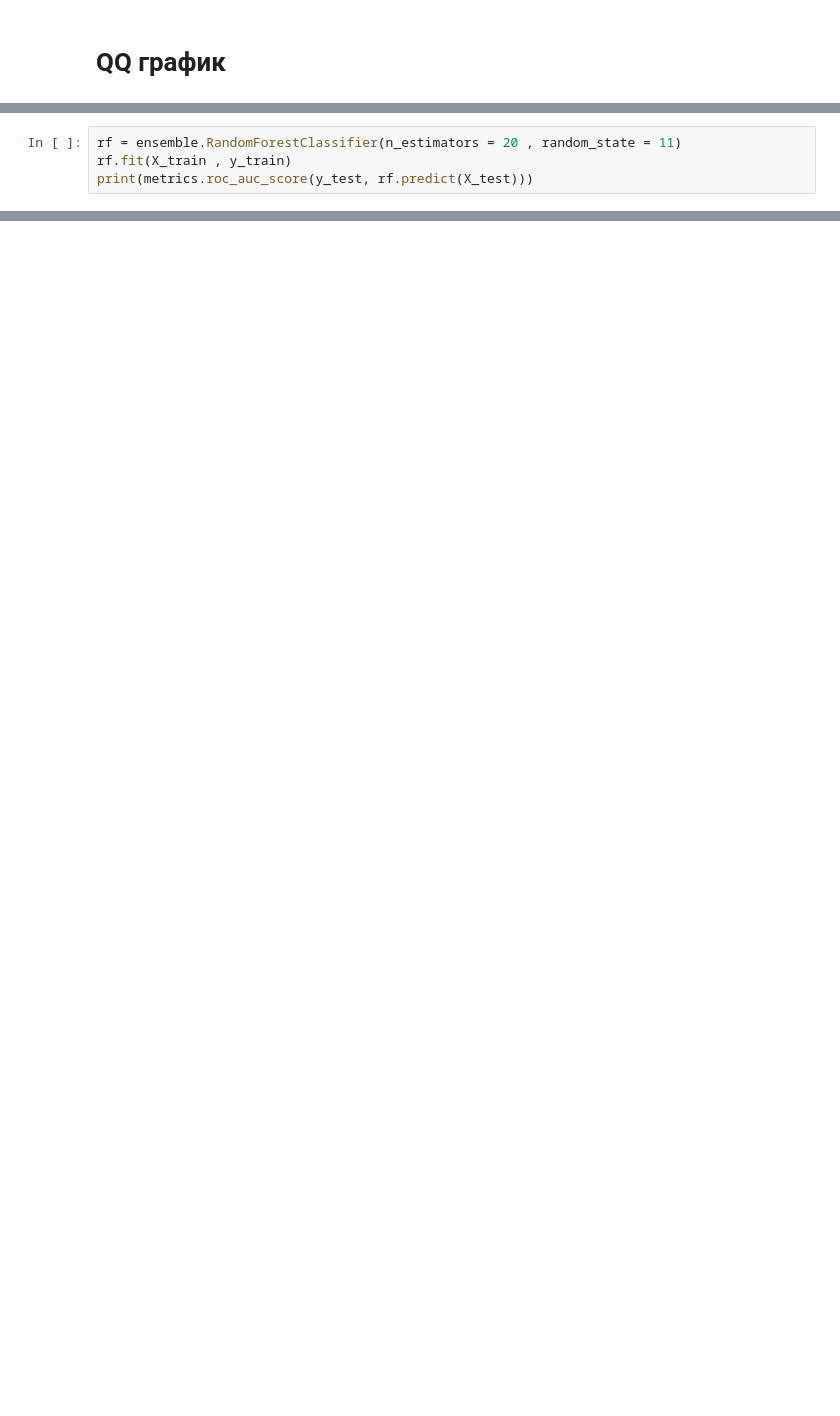
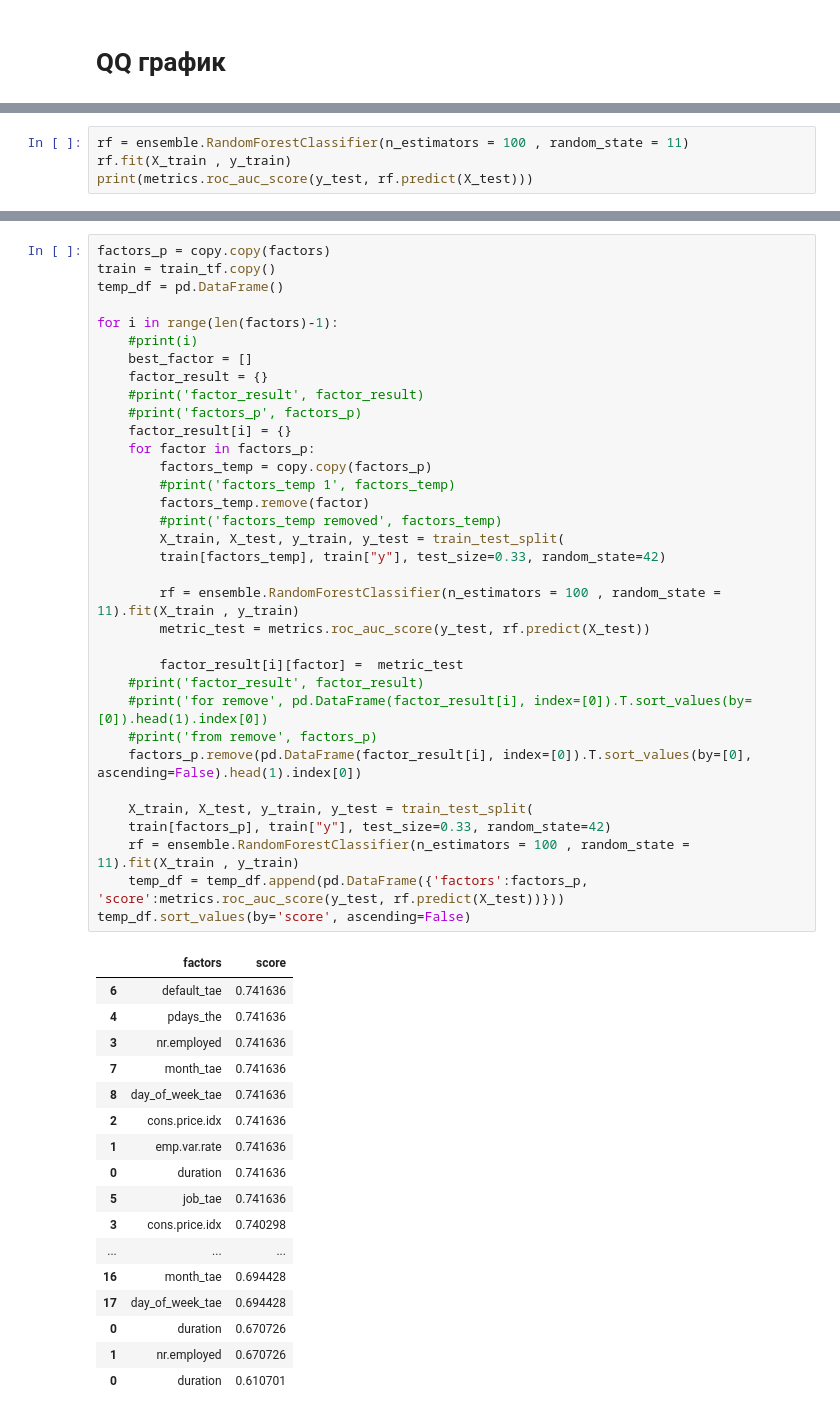
Before and after one commit to Hitriihoma/Machine-learning-course-task, a Jupyter notebook: Project/Машинное обучение курсы 2020 проект.ipynb, the cells around one changed output, grey strips where cells are left out. Drawn from its saved outputs; the diff is of its cells as text; blank space fills up the shorter version.

```diff
--- a/Project/Машинное обучение курсы 2020 проект.ipynb
+++ b/Project/Машинное обучение курсы 2020 проект.ipynb
@@ -497,5 +506,5 @@ X_train, X_test, y_train, y_test = train_test_split(
 # %%
-rf = ensemble.RandomForestClassifier(n_estimators = 20 , random_state = 11)
+rf = ensemble.RandomForestClassifier(n_estimators = 100 , random_state = 11)
 rf.fit(X_train , y_train)
 print(metrics.roc_auc_score(y_test, rf.predict(X_test)))
 # %% [output]
@@ -517,0 +512,52 @@ factors
+# %%
+factors_p = copy.copy(factors)
+train = train_tf.copy()
+temp_df = pd.DataFrame()
+
+for i in range(len(factors)-1):
+    #print(i)
+    best_factor = []
+    factor_result = {}
+    #print('factor_result', factor_result)
+    #print('factors_p', factors_p)
+    factor_result[i] = {}
+    for factor in factors_p:
+        factors_temp = copy.copy(factors_p)
+        #print('factors_temp 1', factors_temp)
+        factors_temp.remove(factor)
+        #print('factors_temp removed', factors_temp)
+        X_train, X_test, y_train, y_test = train_test_split(
+        train[factors_temp], train["y"], test_size=0.33, random_state=42)
+
+        rf = ensemble.RandomForestClassifier(n_estimators = 100 , random_state = 11).fit(X_train , y_train)
+        metric_test = metrics.roc_auc_score(y_test, rf.predict(X_test))
+
+        factor_result[i][factor] =  metric_test
+    #print('factor_result', factor_result)
+    #print('for remove', pd.DataFrame(factor_result[i], index=[0]).T.sort_values(by=[0]).head(1).index[0])
+    #print('from remove', factors_p)
+    factors_p.remove(pd.DataFrame(factor_result[i], index=[0]).T.sort_values(by=[0], ascending=False).head(1).index[0])
+
+    X_train, X_test, y_train, y_test = train_test_split(
+    train[factors_p], train["y"], test_size=0.33, random_state=42)
+    rf = ensemble.RandomForestClassifier(n_estimators = 100 , random_state = 11).fit(X_train , y_train)
+    temp_df = temp_df.append(pd.DataFrame({'factors':factors_p, 'score':metrics.roc_auc_score(y_test, rf.predict(X_test))}))
+temp_df.sort_values(by='score', ascending=False)
+# %% [output]
+|  | factors | score |
+| 6 | default_tae | 0.741636 |
+| 4 | pdays_the | 0.741636 |
+| 3 | nr.employed | 0.741636 |
+| 7 | month_tae | 0.741636 |
+| 8 | day_of_week_tae | 0.741636 |
+| 2 | cons.price.idx | 0.741636 |
+| 1 | emp.var.rate | 0.741636 |
+| 0 | duration | 0.741636 |
+| 5 | job_tae | 0.741636 |
+| 3 | cons.price.idx | 0.740298 |
+| ... | ... | ... |
+| 16 | month_tae | 0.694428 |
+| 17 | day_of_week_tae | 0.694428 |
+| 0 | duration | 0.670726 |
+| 1 | nr.employed | 0.670726 |
+| 0 | duration | 0.610701 |
```
Also changed, not shown: parts of 32 cells of this notebook, 1 other file.
